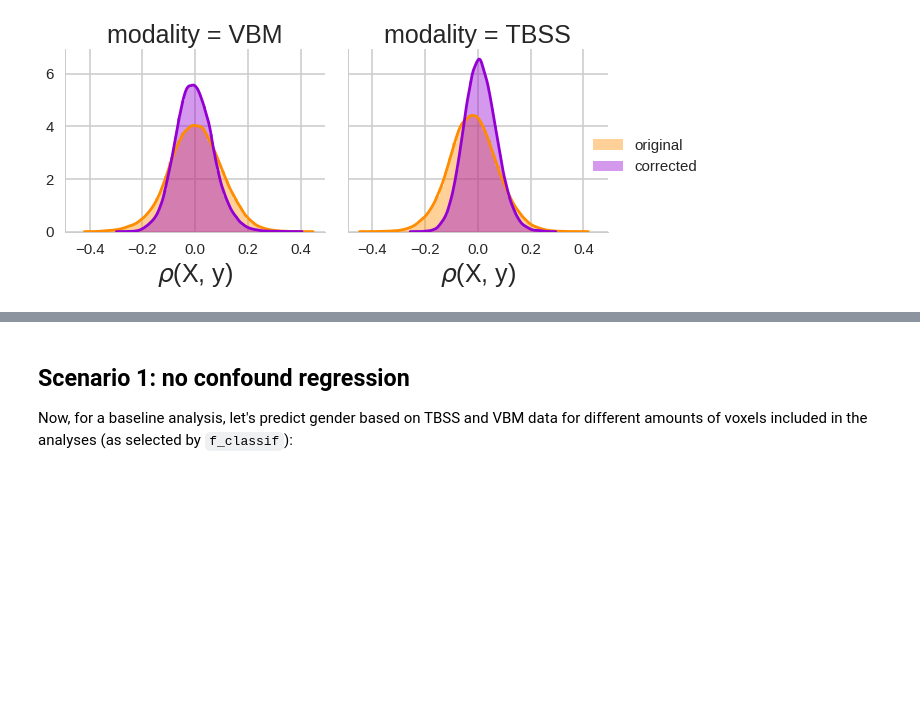
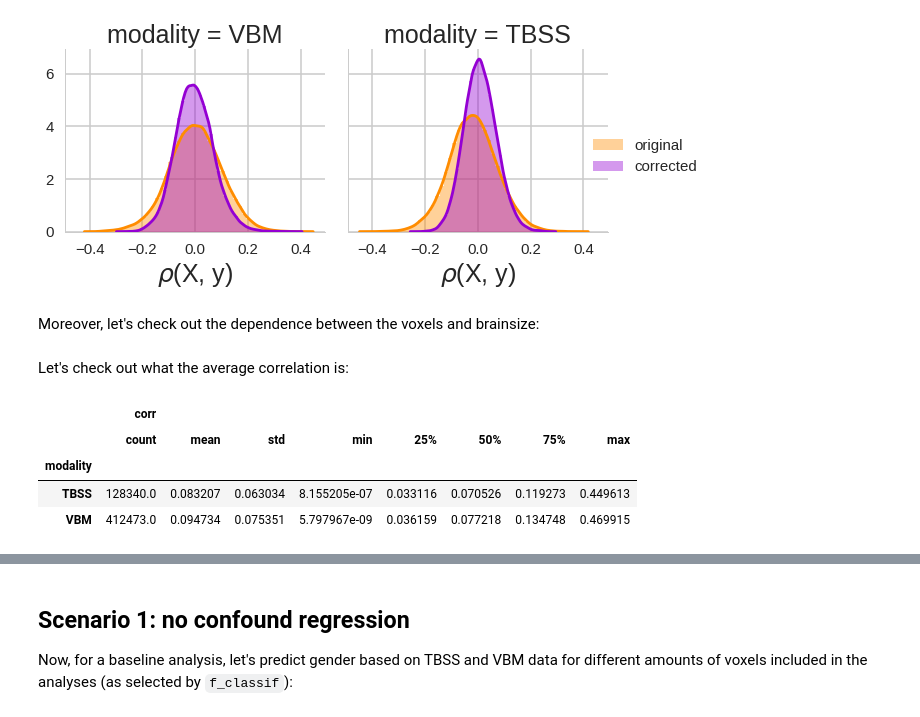
Before and after one commit to lukassnoek/MVCA, a Jupyter notebook: analyses/empirical/gender_classification.ipynb, the cells around one changed output, grey strips where cells are left out. Saved outputs shown, nothing was run; the diff lists cells and outputs as text; code cells hidden in the pictures; blank space fills up the shorter version.

```diff
--- a/analyses/empirical/gender_classification.ipynb
+++ b/analyses/empirical/gender_classification.ipynb
@@ -167,3 +167,5 @@ with sns.plotting_context(rc=rc):
     plt.show()
 # %% [output]
 [figure]
+# %% [markdown]
+Moreover, let's check out the dependence between the voxels and brainsize:
@@ -169,0 +180,15 @@ with sns.plotting_context(rc=rc):
+# %% [markdown]
+Let's check out what the average correlation is:
+# %%
+corr_df_X_c = pd.DataFrame(corrs_X_c)
+corr_df_X_c.to_csv('correlations_X_with_brainsize.tsv', sep='\t')
+
+abs_df = corr_df_X_c.copy()
+abs_df['corr'] = abs_df['corr'].apply(np.abs)
+abs_df.groupby('modality').describe()
+# %% [output]
+|  | corr |  |  |  |  |  |  |  |
+|  | count | mean | std | min | 25% | 50% | 75% | max |
+| modality |  |  |  |  |  |  |  |  |
+| TBSS | 128340.0 | 0.083207 | 0.063034 | 8.155205e-07 | 0.033116 | 0.070526 | 0.119273 | 0.449613 |
+| VBM | 412473.0 | 0.094734 | 0.075351 | 5.797967e-09 | 0.036159 | 0.077218 | 0.134748 | 0.469915 |
```
Also changed, not shown: parts of 5 cells of this notebook, 6 other files.
